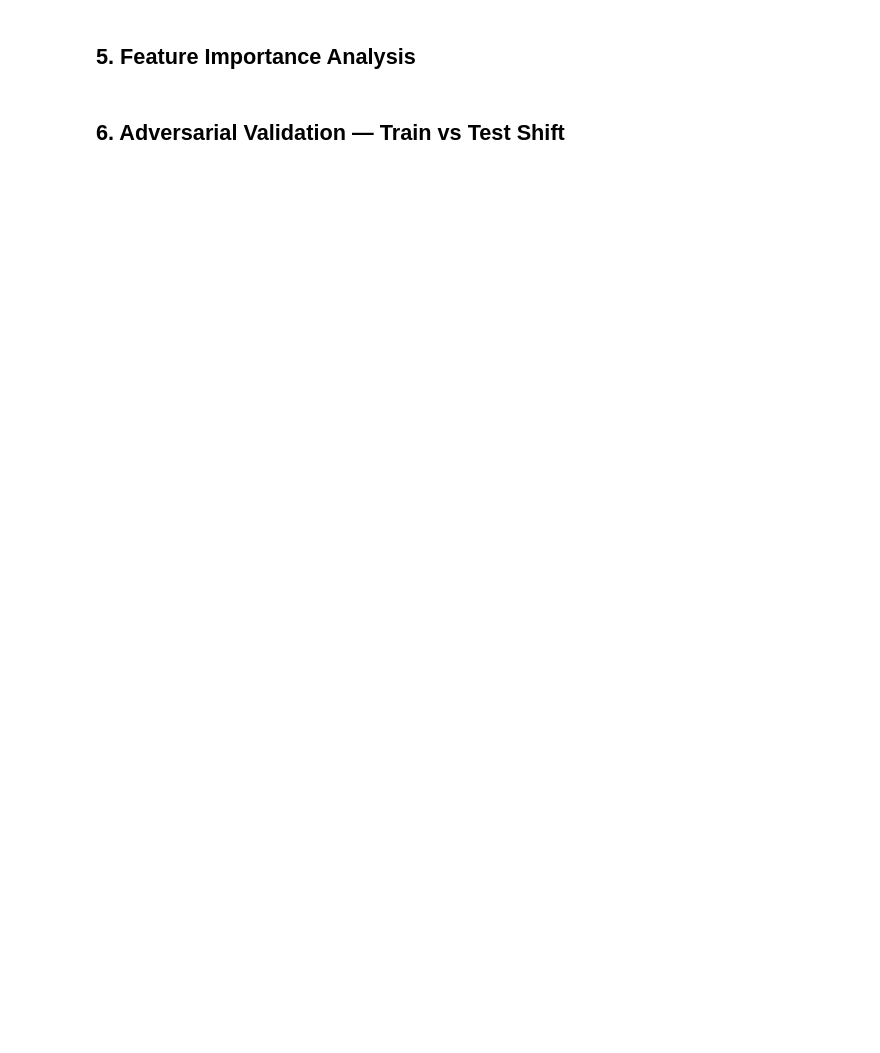
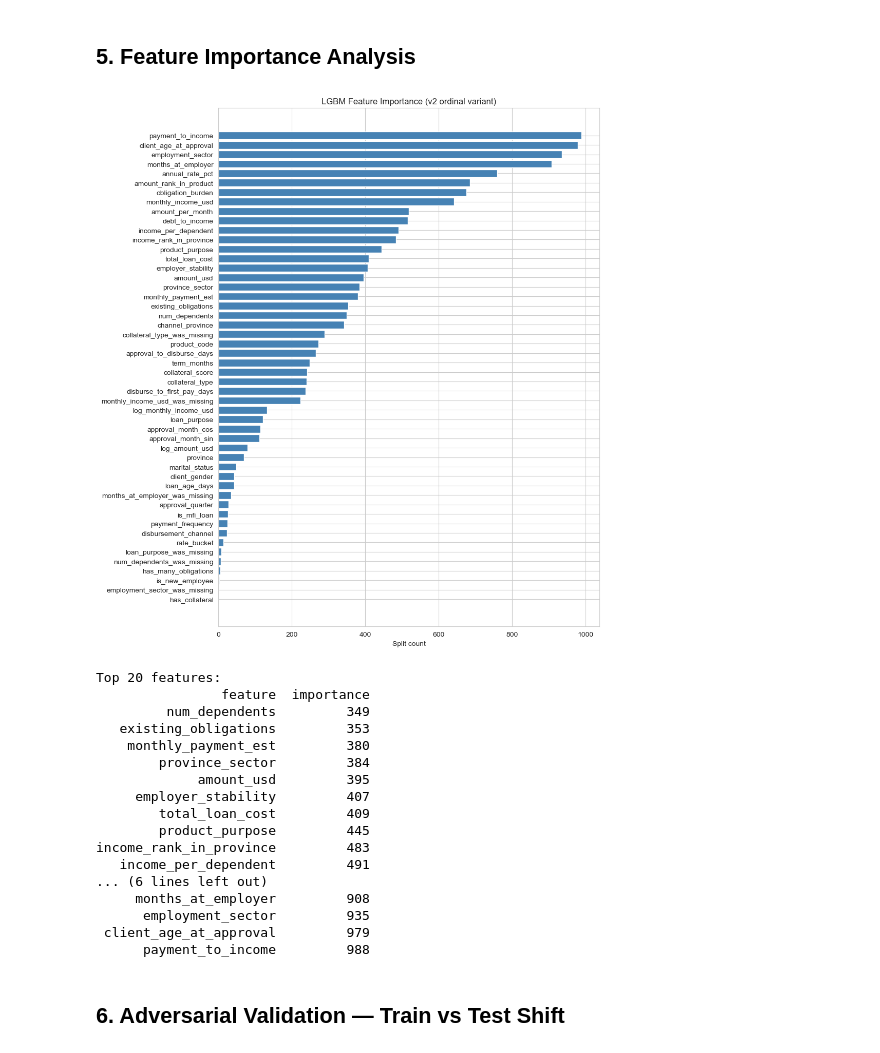
Before and after one commit to TinevimboMusingadi/indabax_zimbabwe_hackathon, a Jupyter notebook: notebooks/02_local_debug_improve.ipynb, the cells around one changed output. Cells and saved outputs as stored; diff of their text form; code cells hidden in the pictures; blank space fills up the shorter version.

Commit message:
docs(notebooks): leak-safe v3 CV and Colab-style data flow in local debug
Co-authored-by: Cursor <cursoragent@cursor.com>

```diff
--- a/notebooks/02_local_debug_improve.ipynb
+++ b/notebooks/02_local_debug_improve.ipynb
@@ -247,28 +384,47 @@ oof_xgb_v3 = cv_xgb(X_v3, yv, 'XGB v3_target_woe')
 # %% [markdown]
 ## 5. Feature Importance Analysis
 # %%
-# Train a final model on all data for feature importance
+# Use v2 (ordinal) for feature importance — v3 encoding is done within folds
 m_imp = LGBMClassifier(
     n_estimators=500, num_leaves=31, learning_rate=0.01,
     subsample=0.8, colsample_bytree=0.8,
     is_unbalance=True, random_state=SEED, verbose=-1, metric='auc',
 )
-m_imp.fit(X_v3, yv)
+m_imp.fit(X_v2, yv)
 
 imp_df = pd.DataFrame({
-    'feature': feat_v3,
+    'feature': feat_v2,
     'importance': m_imp.feature_importances_,
 }).sort_values('importance', ascending=True)
 
-fig, ax = plt.subplots(figsize=(10, max(8, len(feat_v3) * 0.22)))
+fig, ax = plt.subplots(figsize=(10, max(8, len(feat_v2) * 0.22)))
 ax.barh(imp_df['feature'], imp_df['importance'], color='steelblue')
-ax.set_title('LGBM Feature Importance (v3 variant)')
+ax.set_title('LGBM Feature Importance (v2 ordinal variant)')
 ax.set_xlabel('Split count')
 plt.tight_layout()
 plt.show()
 
 print('\nTop 20 features:')
 print(imp_df.tail(20).to_string(index=False))
+# %% [output]
+[figure, added]
+Top 20 features:
+                feature  importance
+         num_dependents         349
+   existing_obligations         353
+    monthly_payment_est         380
+        province_sector         384
+             amount_usd         395
+     employer_stability         407
+        total_loan_cost         409
+        product_purpose         445
+income_rank_in_province         483
+   income_per_dependent         491
+... (6 lines left out)
+     months_at_employer         908
+      employment_sector         935
+ client_age_at_approval         979
+      payment_to_income         988
 # %% [markdown]
 ## 6. Adversarial Validation — Train vs Test Shift
 # %%
```
Also changed, not shown: parts of 16 cells of this notebook.
